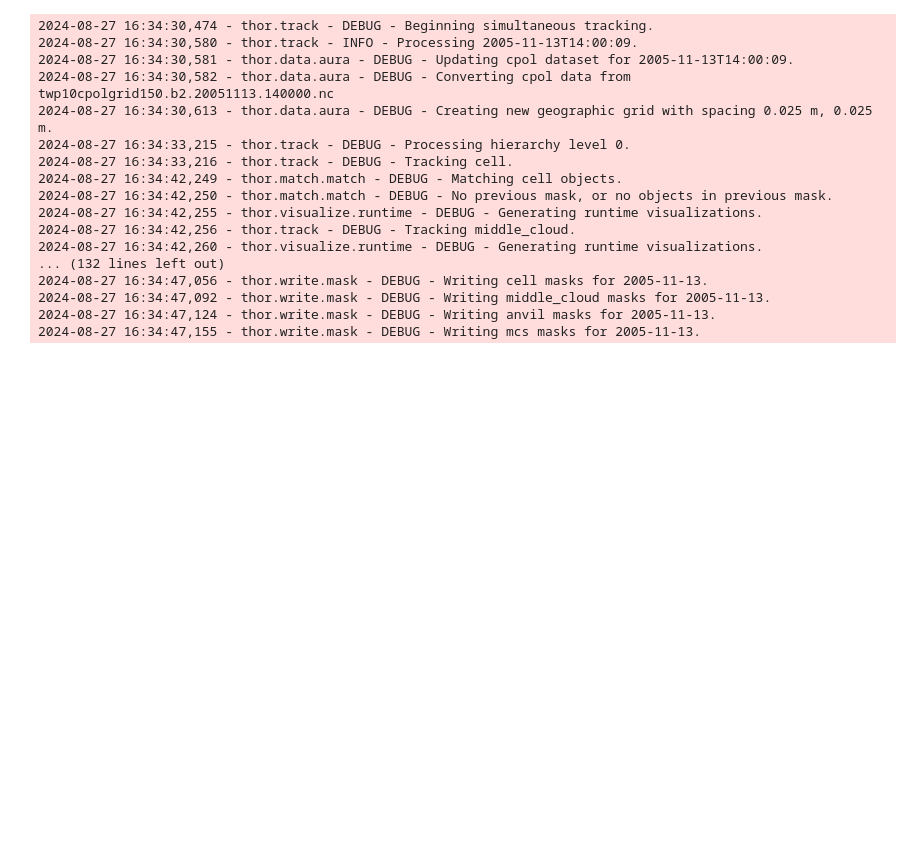
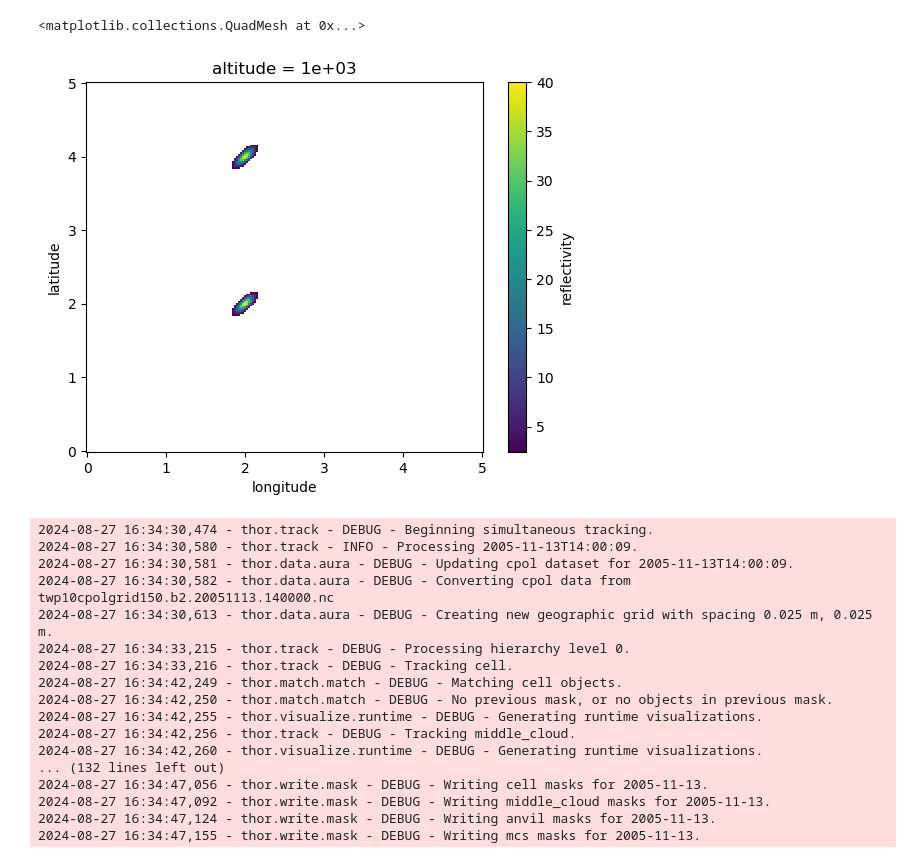
Before and after one commit to THUNER-project/THUNER, a Jupyter notebook: demo/synth.ipynb, the cells around one changed output. Drawn from its saved outputs; the diff is of its cells as text; code cells hidden in the pictures; blank space fills up the shorter version.

```diff
--- a/demo/synth.ipynb
+++ b/demo/synth.ipynb
@@ -40,0 +63,9 @@ ValueError: operands could not be broadcast together with shapes (51,201,201) (2
+# %%
+ds = synthetic.create_dataset(grid_options)
+# %%
+ds = synthetic.add_reflectivity(ds, 4, 2, 10, 1e3, 1e3, 40, .4, np.pi/4)
+# %%
+ds["reflectivity"].sel(altitude=1e3, method="nearest").plot()
+# %% [output]
+<matplotlib.collections.QuadMesh at 0x...>
+[figure, added]
```
Also changed, not shown: parts of 7 cells of this notebook, 7 other files.
